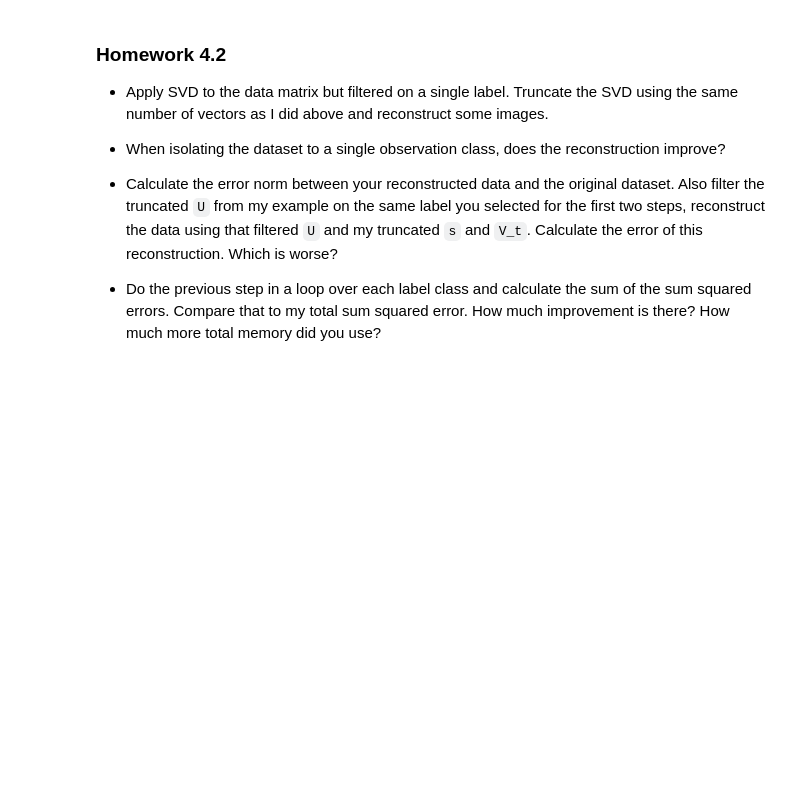
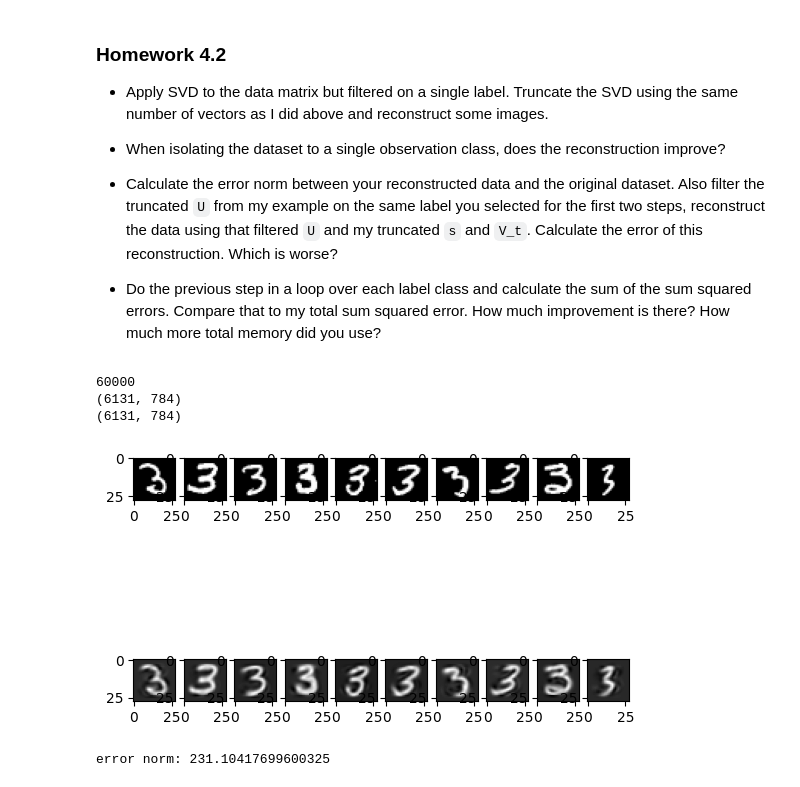
Before and after one commit to microncomputer/AppliedLinearAlgebraFall22, a Jupyter notebook: 343_section4.ipynb, the cells around one changed output. Saved outputs shown, nothing was run; the diff lists cells and outputs as text; code cells hidden in the pictures; blank space fills up the shorter version.

```diff
--- a/343_section4.ipynb
+++ b/343_section4.ipynb
@@ -208,0 +274,43 @@ print(f'error norm: {sum_squared_error ** 0.5}')
+# %%
+filter = np.array([True if x == 3 else False for x in y_train])
+print(filter.size)
+# need to filter x_train by only choosing rows that are in filter
+single_label_x_train = x_train[filter]
+
+print(single_label_x_train.shape)
+U_singlelabel, s_singlelabel, V_t_singlelabel = scipy.linalg.svd(single_label_x_train, full_matrices=False)
+
+'''
+x = np.arange(len(s))
+
+plt.scatter(x, s)
+plt.show()
+
+plt.scatter(x, s)
+plt.yscale('symlog')
+plt.show()
+'''
+
+reconstruction_single_label = U_singlelabel[:,:size] @ np.diag(s_singlelabel[:size]) @ V_t_singlelabel[:size,:]
+print(reconstruction_single_label.shape)
+ids = np.random.randint(single_label_x_train.shape[0], size=10)
+
+fig, axs = plt.subplots(2, 10)
+
+
+for i, id in enumerate(ids):
+  original = single_label_x_train[id]# plot the sample
+  compressed = reconstruction_single_label[id]
+  axs[0, i].imshow(original.reshape(28, 28), cmap='gray')
+  axs[1, i].imshow(compressed.reshape(28, 28), cmap='gray')
+plt.show()
+
+error = single_label_x_train - reconstruction_single_label
+sum_squared_error = np.linalg.norm(error.flatten())
+print(f'error norm: {sum_squared_error ** 0.5}')
+# %% [output]
+60000
+(6131, 784)
+(6131, 784)
+[figure, added]
+error norm: 231.10417699600325
```
Also changed, not shown: parts of 14 cells of this notebook, 2 other files.
